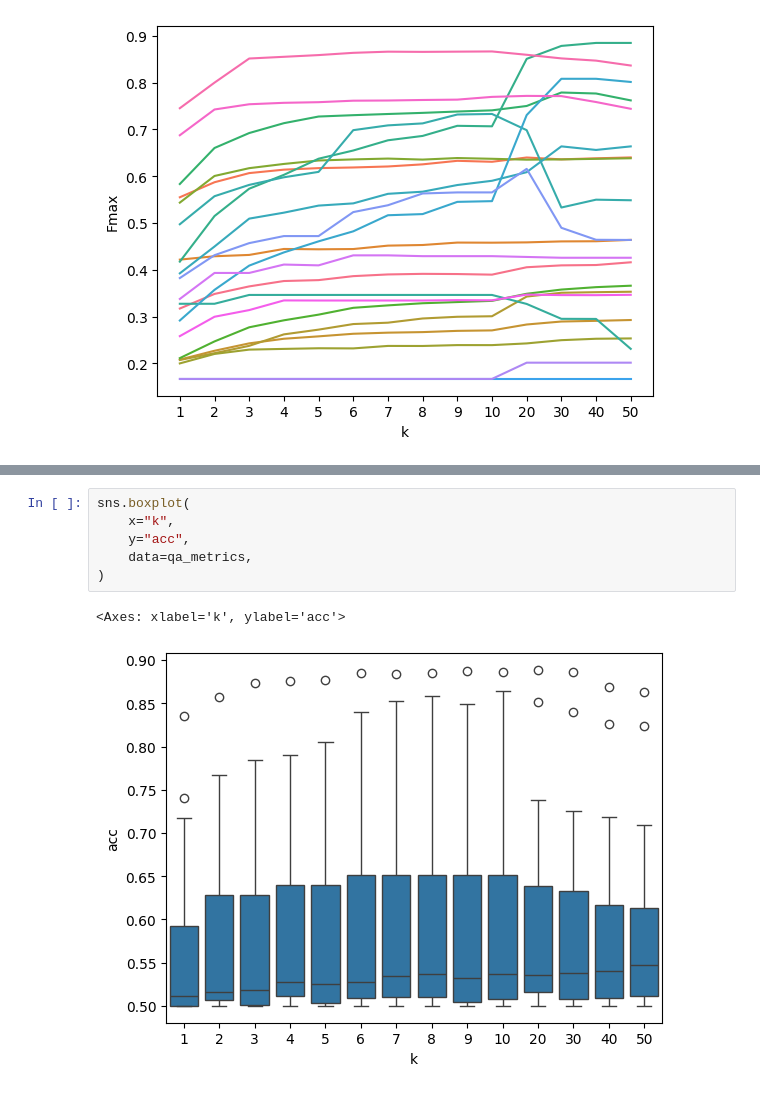
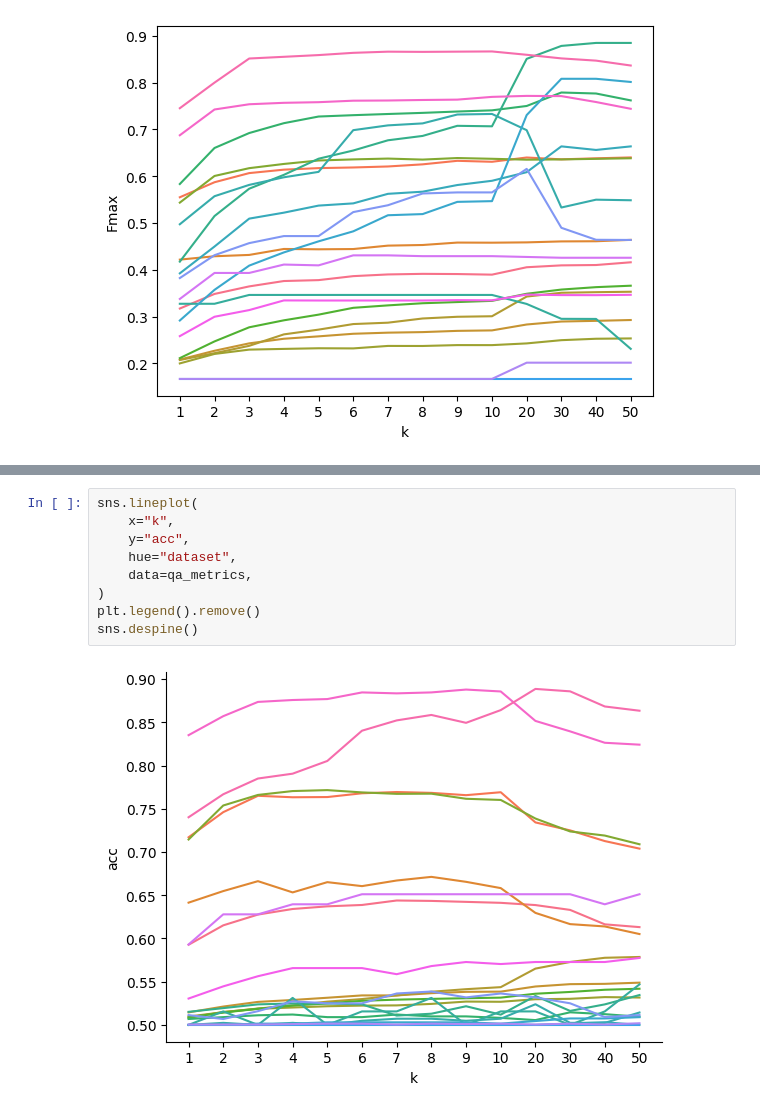
Before and after one commit to mims-harvard/ProCyon, a Jupyter notebook: experimental_analysis/blast_topk.ipynb, the cells around one changed output, grey strips where cells are left out. Drawn from its saved outputs; the diff is of its cells as text.

```diff
--- a/experimental_analysis/blast_topk.ipynb
+++ b/experimental_analysis/blast_topk.ipynb
@@ -66,9 +91,11 @@ qa_metrics.head()
 # %%
-sns.boxplot(
+sns.lineplot(
     x="k",
     y="acc",
+    hue="dataset",
     data=qa_metrics,
 )
+plt.legend().remove()
+sns.despine()
 # %% [output]
-<Axes: xlabel='k', ylabel='acc'>
-[figure, old version]
+[figure, new version]
```
Also changed, not shown: parts of 10 cells of this notebook.
